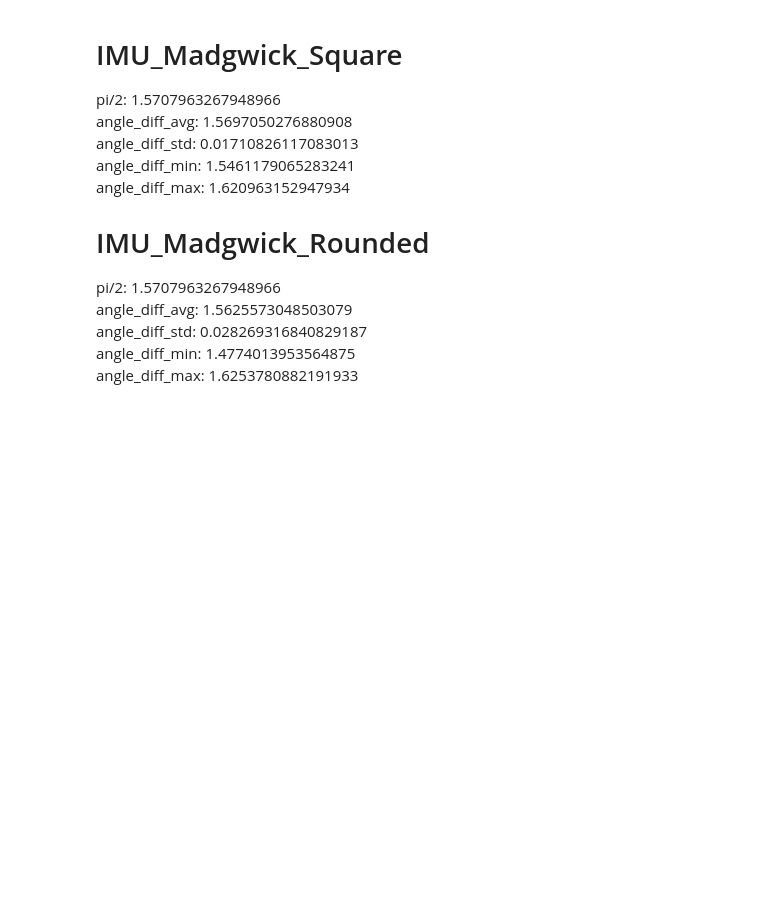
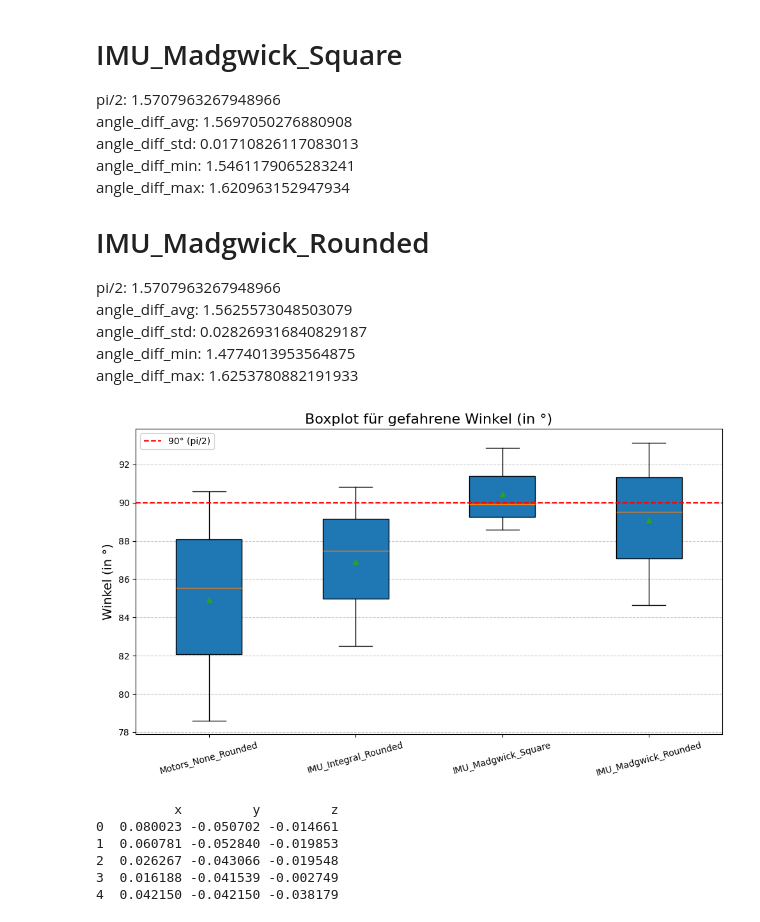
Before and after one commit to charlotte-strg/IMU_Audit, a Jupyter notebook: src/runs_on_pc/ergebnisse_viz.ipynb, the cells around one changed output. Saved outputs shown, nothing was run; the diff lists cells and outputs as text; code cells hidden in the pictures; blank space fills up the shorter version.

```diff
--- a/src/runs_on_pc/ergebnisse_viz.ipynb
+++ b/src/runs_on_pc/ergebnisse_viz.ipynb
@@ -277,3 +292,52 @@ angle_diff_avg: 1.5625573048503079 \
 angle_diff_std: 0.028269316840829187 \
 angle_diff_min: 1.4774013953564875 \
 angle_diff_max: 1.6253780882191933
+# %%
+#import matplotlib.pyplot as plt
+
+# Daten in Radiant
+data = {
+    "Motors_None_Rounded": [1.4932659401555364, 1.3719839148770987, 1.5812122948826817],
+    "IMU_Integral_Rounded": [1.5267675799468212, 1.4398230872512556, 1.5849497893218487],
+    "IMU_Madgwick_Square": [1.5697050276880908, 1.5461179065283241, 1.620963152947934],
+    "IMU_Madgwick_Rounded": [1.5625573048503079, 1.4774013953564875, 1.6253780882191933],
+}
+
+# Daten von Radiant in Grad umrechnen
+data_deg = {key: [np.degrees(value) for value in values] for key, values in data.items()}
+
+# Boxplot erstellen
+fig, ax = plt.subplots(figsize=(10, 6))
+ax.boxplot(
+    data_deg.values(),
+    vert=True,
+    patch_artist=True,
+    labels=data_deg.keys(),
+    showmeans=True
+)
+
+# Stil und Beschriftung
+ax.set_title("Boxplot für gefahrene Winkel (in °)", fontsize=16)
+ax.set_ylabel("Winkel (in °)", fontsize=14)
+ax.axhline(y=np.degrees(1.5707963267948966), color='r', linestyle='--', label='90° (pi/2)')
+ax.legend()
+
+# Plot anzeigen
+plt.xticks(rotation=15)
+plt.grid(axis='y', linestyle='--', alpha=0.7)
+plt.tight_layout()
+plt.show()
+# %% [output]
+[figure, added]
+# %%
+# daten für drift-analyse einlesen
+path_drift = "c:/Users/charl/Desktop/Uni_Leipzig/MA/Code/PlatformIO/IMU_Audit/MA_files/Recherche/Ergebnisse/drift_log.txt"
+df_drift = pd.read_csv(path_drift, sep=' ', header=0)
+print(df_drift.head())
+# %% [output]
+          x         y         z
+0  0.080023 -0.050702 -0.014661
+1  0.060781 -0.052840 -0.019853
+2  0.026267 -0.043066 -0.019548
+3  0.016188 -0.041539 -0.002749
+4  0.042150 -0.042150 -0.038179
```
Also changed, not shown: parts of 6 cells of this notebook, 4 other files.
